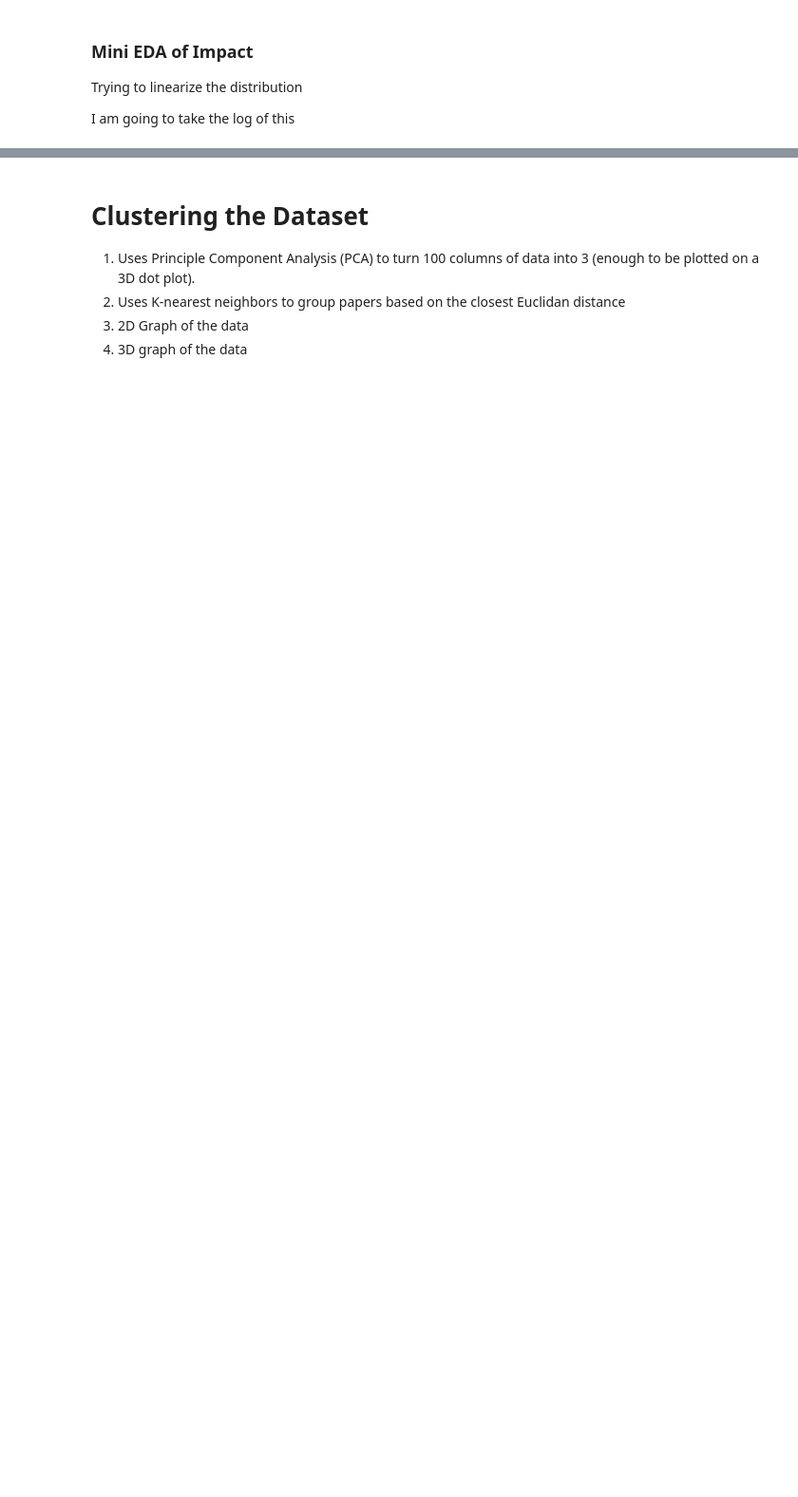
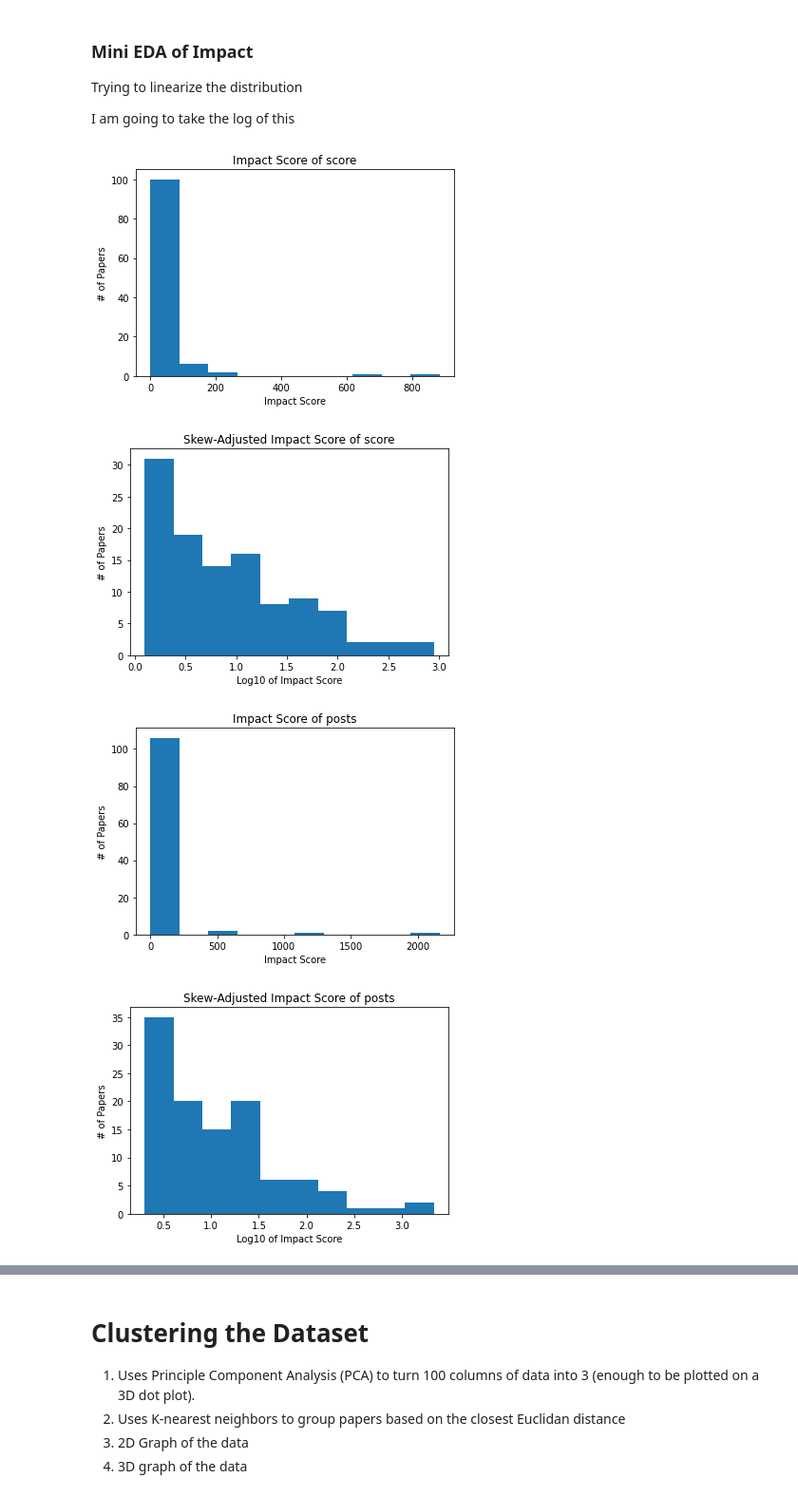
Before and after one commit to wkaisertexas/COVID-Paper-Clustering, a Jupyter notebook: covid-19-data-analysis.ipynb, the cells around one changed output, grey strips where cells are left out. Shown at 95% size. Saved outputs shown, nothing was run; the diff lists cells and outputs as text; code cells hidden in the pictures; blank space fills up the shorter version.

```diff
--- a/covid-19-data-analysis.ipynb
+++ b/covid-19-data-analysis.ipynb
@@ -270,25 +346,29 @@ I am going to take the log of this
 # %%
 import matplotlib.pyplot as plt
 import math
 
 # Histograms
-for plot_type in ['score', 'readers_count', 'posts', 'accounts']:
-    print(plot_type)
+for plot_type in ['score', 'posts', 'accounts']:
     # Logs eveythings
     data[plot_type + "_linearized"] = data[plot_type].apply(lambda row: math.log10(row + 1))
 
     plt.hist(data[plot_type])
     plt.title(f"Impact Score of {plot_type}")
     plt.ylabel("# of Papers")
     plt.xlabel("Impact Score")
     plt.savefig(plot_type + ".png")
     plt.show()
 
     plt.hist(data[plot_type + "_linearized"])
     plt.title(f"Skew-Adjusted Impact Score of {plot_type}")
     plt.ylabel("# of Papers")
     plt.xlabel("Log10 of Impact Score")
     plt.savefig(plot_type + "_linearized.png")
     plt.show()
 
 data['score'].max()
+# %% [output]
+[figure, added]
+[figure, added]
+[figure, added]
+[figure, added]
```
Also changed, not shown: parts of 47 cells of this notebook.
